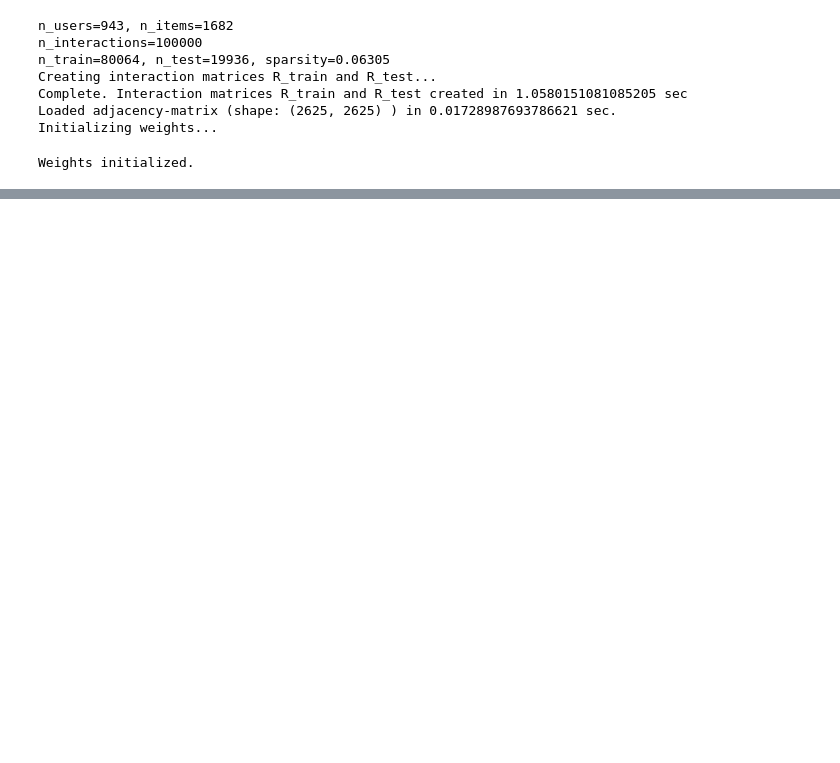
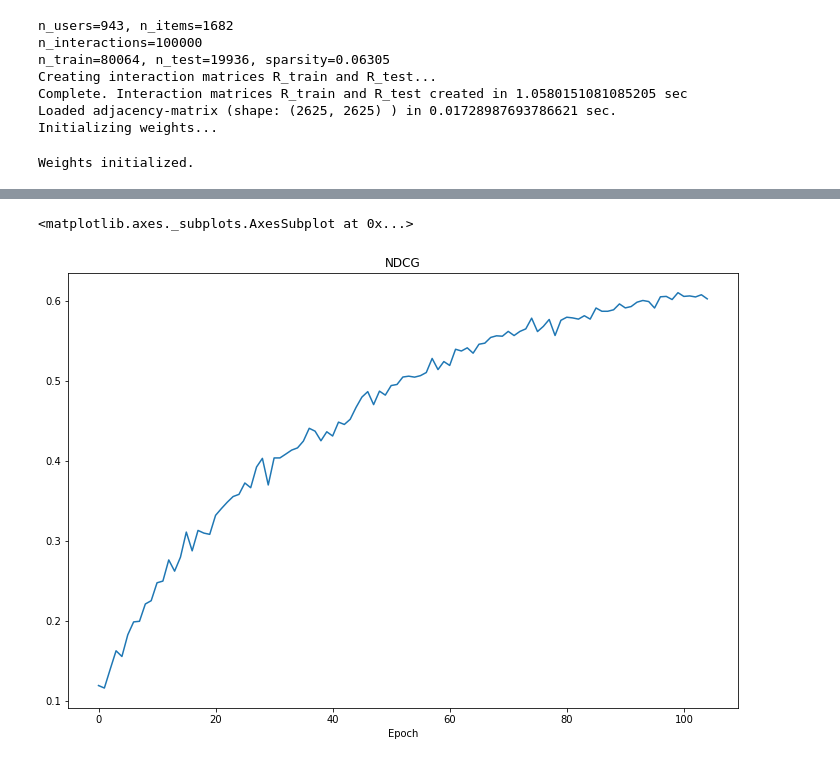
Before and after one commit to mauricioyc/ngcf_pytorch_g61, a Jupyter notebook: Neural_Graph_Collaborative_Filtering.ipynb, the cells around one changed output, grey strips where cells are left out. Saved outputs shown, nothing was run; the diff lists cells and outputs as text; code cells hidden in the pictures; blank space fills up the shorter version.

```diff
--- a/Neural_Graph_Collaborative_Filtering.ipynb
+++ b/Neural_Graph_Collaborative_Filtering.ipynb
@@ -939,0 +1000,5 @@ if save_results:
+# %%
+results_df['NDCG'].plot(figsize=(12,8), title='NDCG')
+# %% [output]
+<matplotlib.axes._subplots.AxesSubplot at 0x...>
+[figure, added]
```
Also changed, not shown: parts of 14 cells of this notebook.
